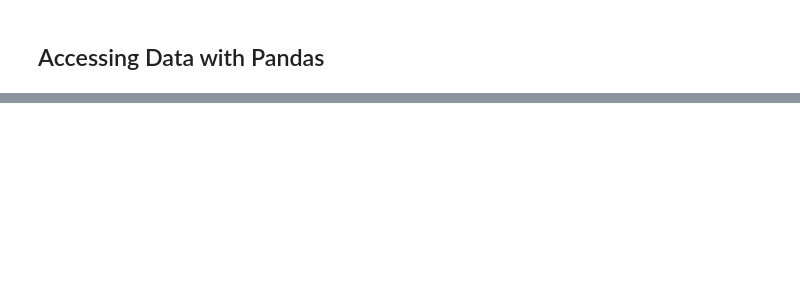
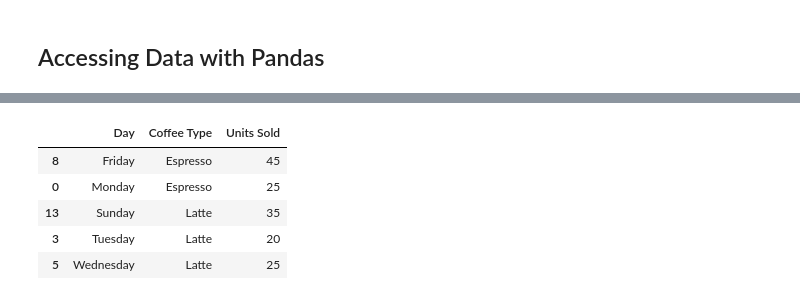
Before and after one commit to krasigarev/Pandas_tutorial, a Jupyter notebook: first_file.ipynb, the cells around one changed output, grey strips where cells are left out. Cells and saved outputs as stored; diff of their text form; code cells hidden in the pictures; blank space fills up the shorter version.

```diff
--- a/first_file.ipynb
+++ b/first_file.ipynb
@@ -149,0 +168,9 @@ olympics_data.head()
+# %%
+coffee.sample(5)
+# %% [output]
+|  | Day | Coffee Type | Units Sold |
+| 8 | Friday | Espresso | 45 |
+| 0 | Monday | Espresso | 25 |
+| 13 | Sunday | Latte | 35 |
+| 3 | Tuesday | Latte | 20 |
+| 5 | Wednesday | Latte | 25 |
```
Also changed, not shown: parts of 3 cells of this notebook.
